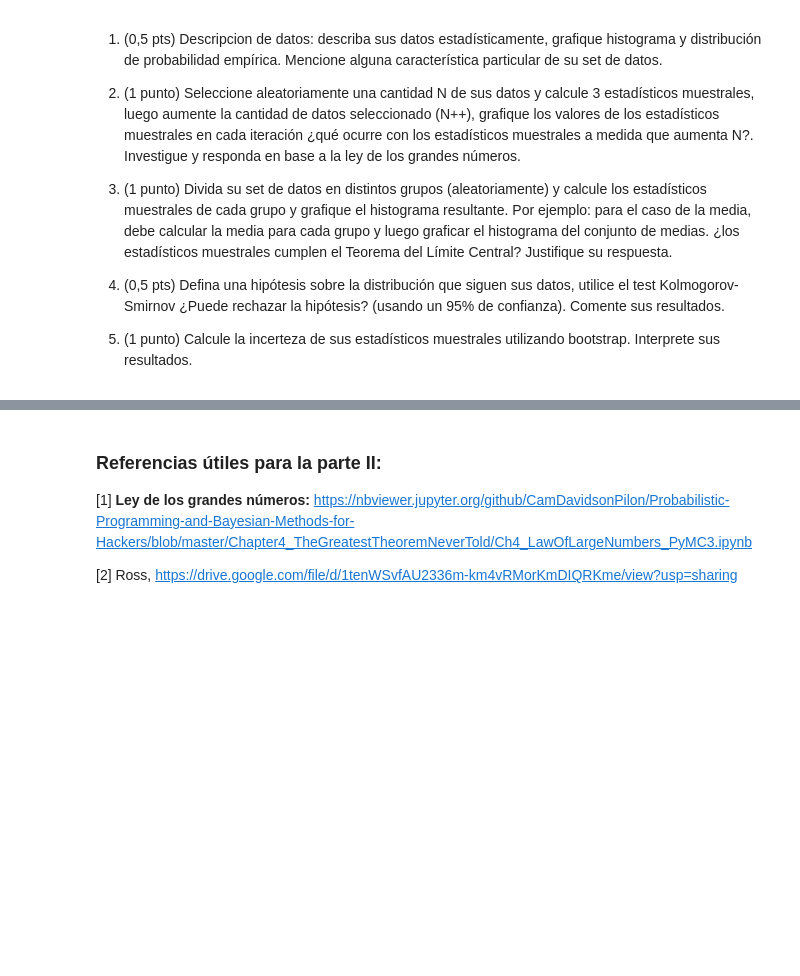
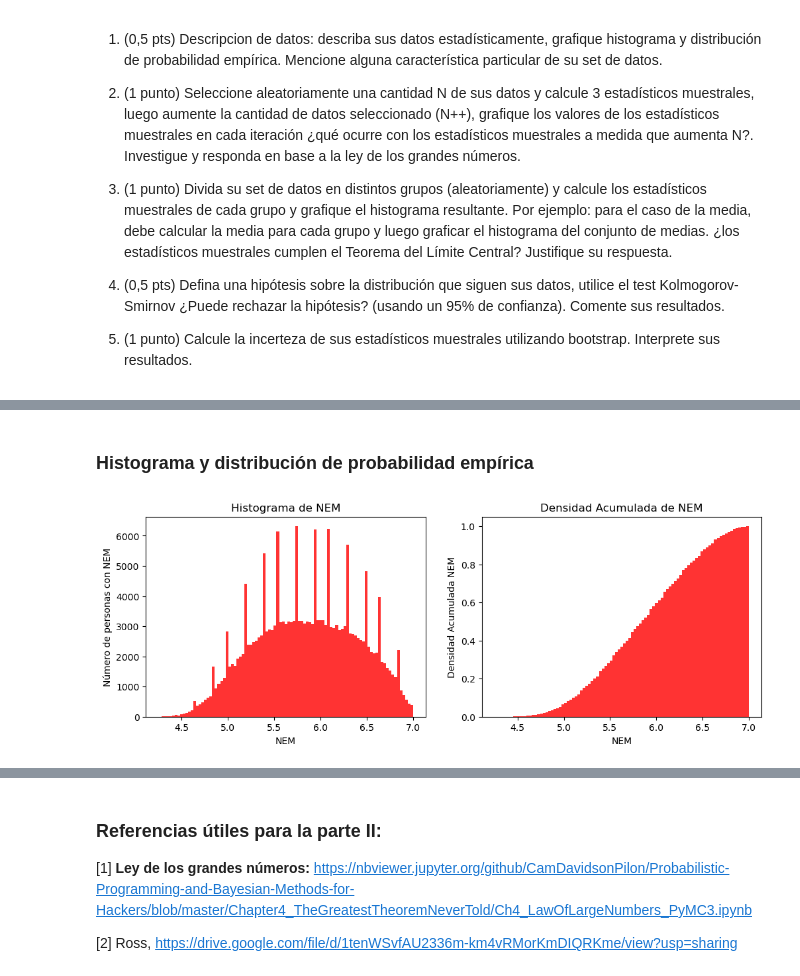
Before and after one commit to imnotUrban/Repo-Simulacion, a Jupyter notebook: Proyecto_Unidad_1/ProyectoUnidad1.ipynb, the cells around one changed output, grey strips where cells are left out. Saved outputs shown, nothing was run; the diff lists cells and outputs as text; code cells hidden in the pictures; blank space fills up the shorter version.

```diff
--- a/Proyecto_Unidad_1/ProyectoUnidad1.ipynb
+++ b/Proyecto_Unidad_1/ProyectoUnidad1.ipynb
@@ -212,0 +232,4 @@ Ejemplo de repositorio de datos climáticos: www.cr2.cl
+# %%
+# Cargamos los datos
+df = pd.read_csv('data_ii/20220617_NEM_PERCENTILES_JOVENES_2021_20220530_PUBL.csv', encoding='utf-8', sep=';')
+df.head(2)
@@ -212,0 +240,4 @@ Ejemplo de repositorio de datos climáticos: www.cr2.cl
+# %%
+# reemplazamos las comas por puntos, para luego trabajarlo como float en vez de string
+df['NEM'] = df['NEM'].str.replace(',', '.').astype(float)
+df.head(2)
@@ -212,0 +280,13 @@ Ejemplo de repositorio de datos climáticos: www.cr2.cl
+# %% [markdown]
+### Histograma y distribución de probabilidad empírica
+# %%
+# histograma y distribución de probabilidad empírica
+fig, ax = plt.subplots(1, 2, figsize=(12, 4))
+ax[0].hist(df['NEM'], bins=95, alpha=0.8, color='red')
+ax[0].set_xlabel('NEM'); ax[0].set_ylabel('Número de personas con NEM'); ax[0].set_title('Histograma de NEM');
+
+# Distribución de probabilidad empírica
+ax[1].hist(df['NEM'], bins=95, cumulative=True, density=True, alpha=0.8, color='red')
+ax[1].set_xlabel('NEM'); ax[1].set_ylabel('Densidad Acumulada NEM'); ax[1].set_title('Densidad Acumulada de NEM');
+# %% [output]
+[figure, added]
```
Also changed, not shown: parts of 30 cells of this notebook, 2 other files.
